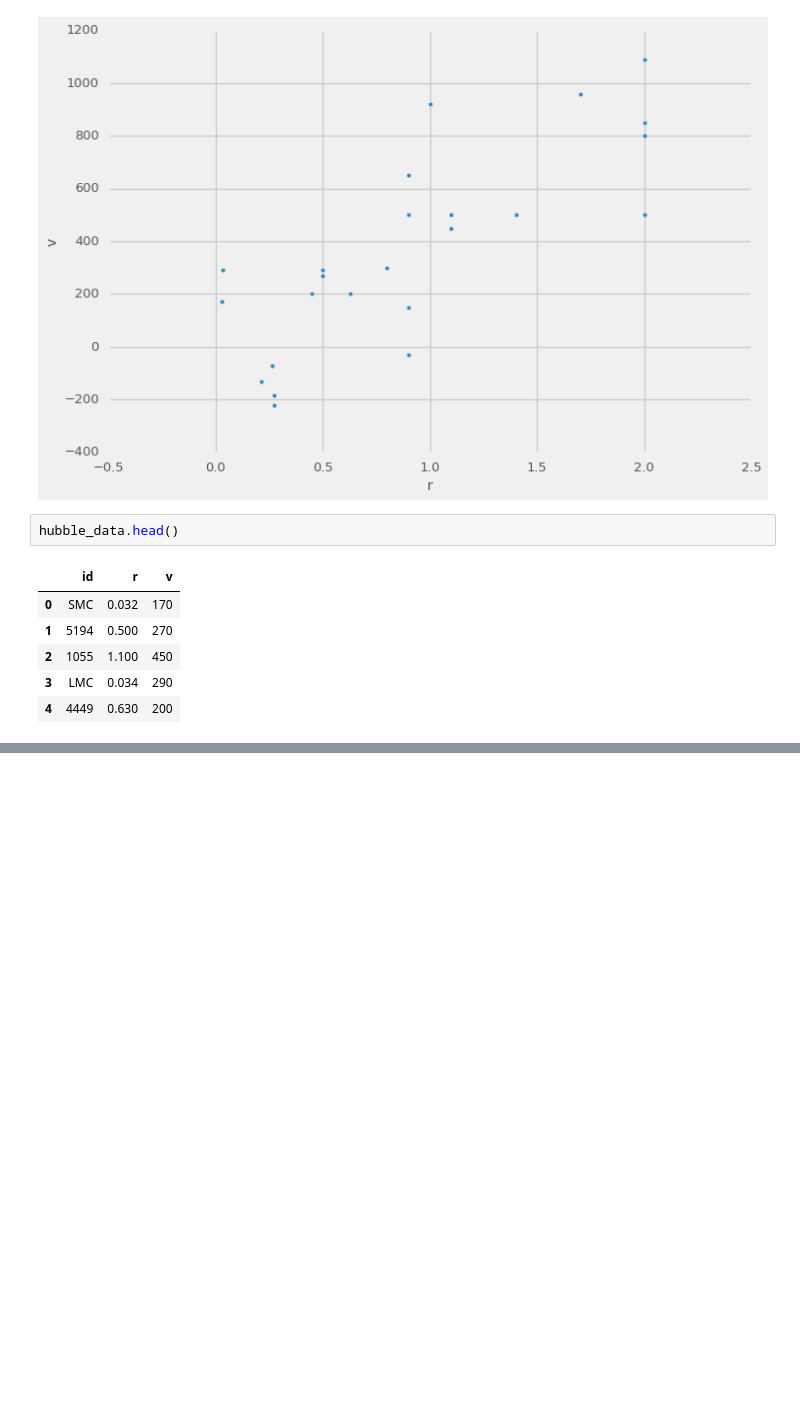
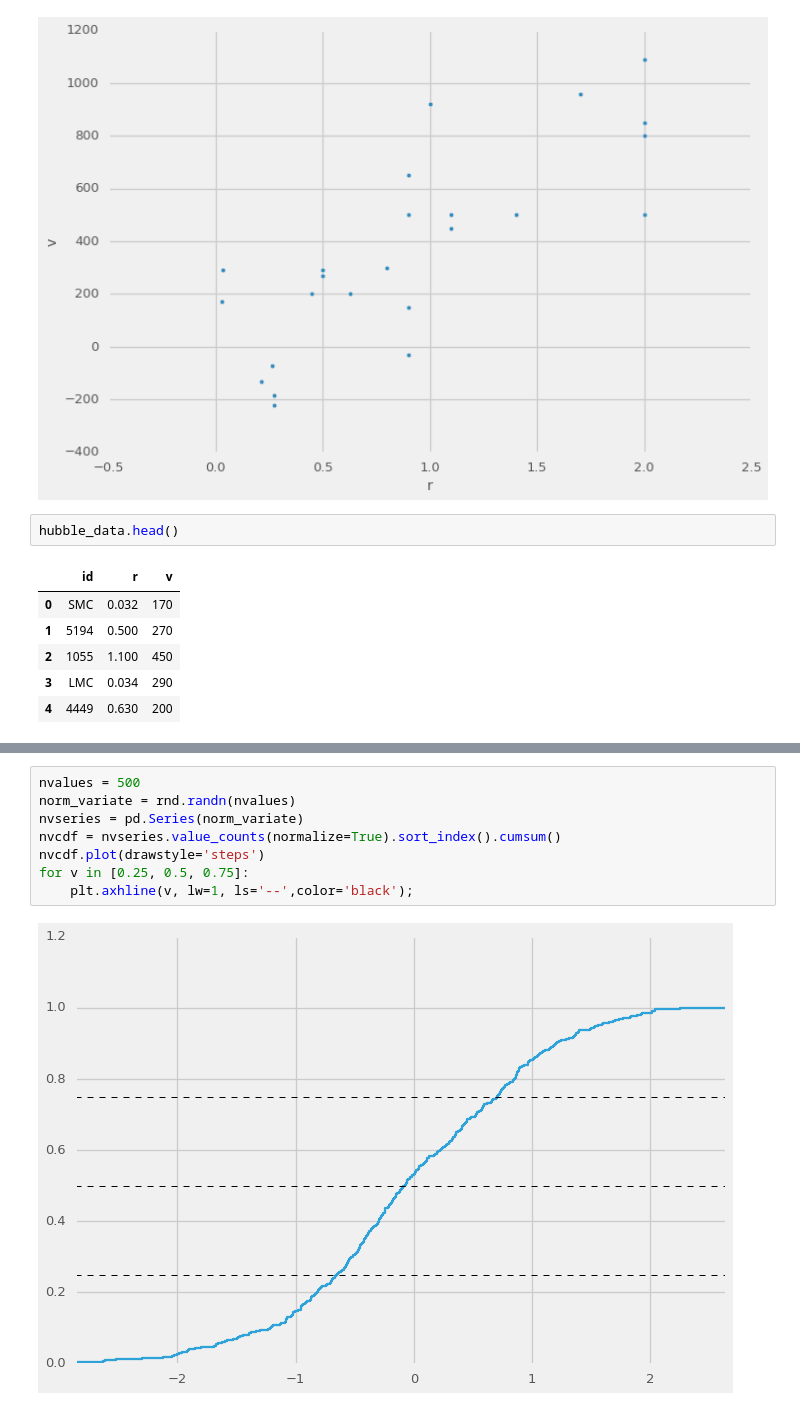
Before and after one commit to doolingdavid/Mastering-Python-Data-Analysis, a Jupyter notebook: learning.ipynb, the cells around one changed output, grey strips where cells are left out. Cells and saved outputs as stored; diff of their text form; blank space fills up the shorter version.

```diff
--- a/learning.ipynb
+++ b/learning.ipynb
@@ -397,0 +487,10 @@ hubble_data.head()
+# %%
+nvalues = 500
+norm_variate = rnd.randn(nvalues)
+nvseries = pd.Series(norm_variate)
+nvcdf = nvseries.value_counts(normalize=True).sort_index().cumsum()
+nvcdf.plot(drawstyle='steps')
+for v in [0.25, 0.5, 0.75]:
+    plt.axhline(v, lw=1, ls='--',color='black');
+# %% [output]
+[figure, added]
```
Also changed, not shown: parts of 16 cells of this notebook.
